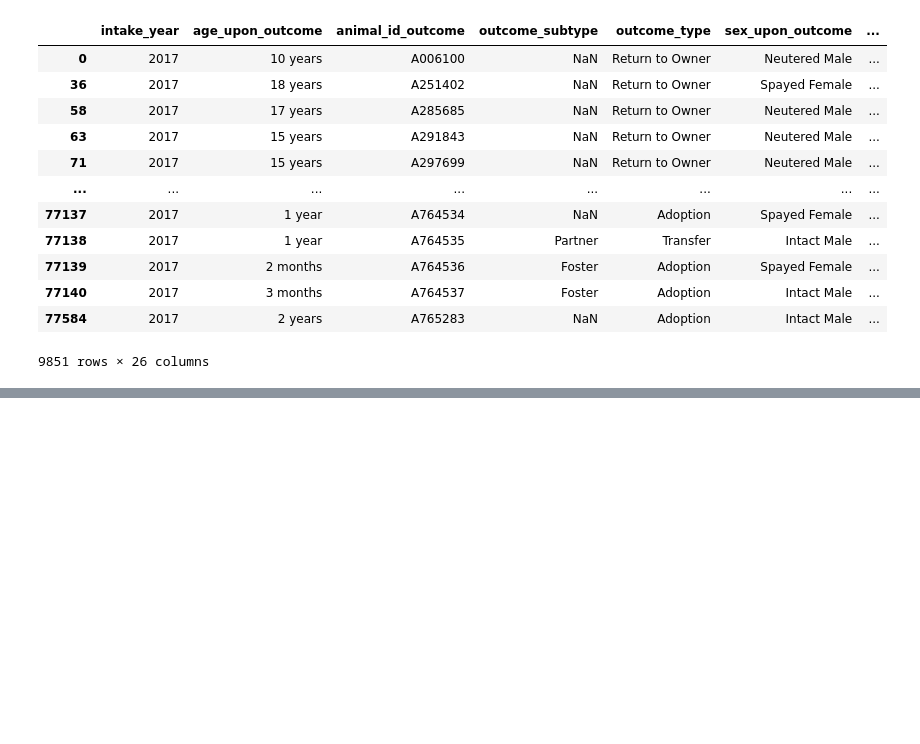
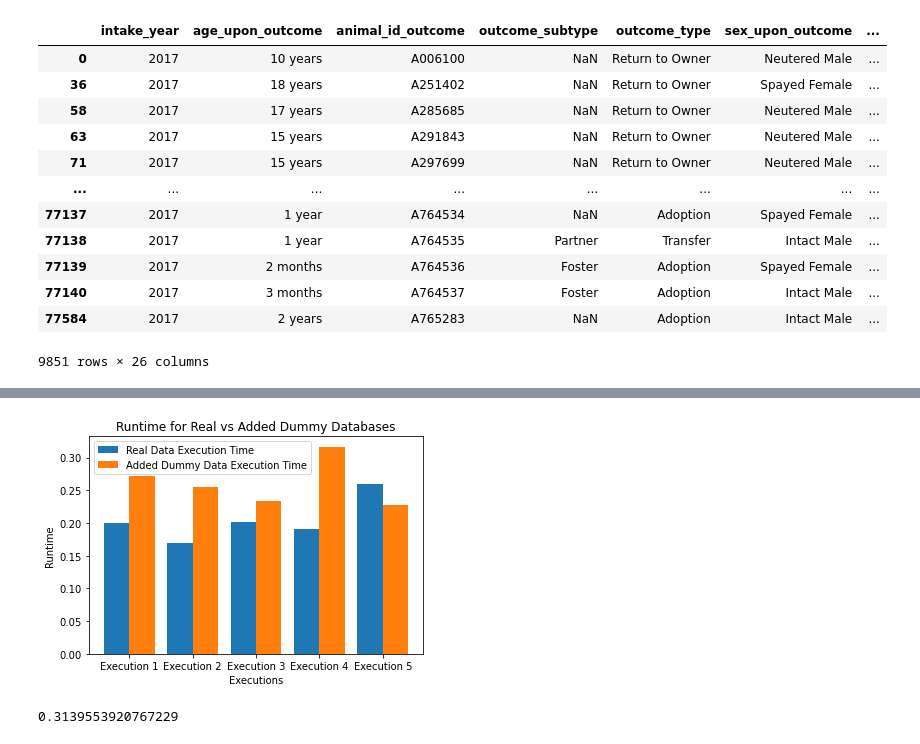
Before and after one commit to asacheti/AnimalShelterSideChannelsAttack, a Jupyter notebook: implementation-Copy1.ipynb, the cells around one changed output, grey strips where cells are left out. Cells and saved outputs as stored; diff of their text form; code cells hidden in the pictures; blank space fills up the shorter version.

```diff
--- a/implementation-Copy1.ipynb
+++ b/implementation-Copy1.ipynb
@@ -204,0 +267,45 @@ data
+# %%
+query2_real_times = []
+query2_dummy_times = []
+
+
+for i in range(5):
+    t0 = time.time()
+    sqldf(query2_real)
+    t1 = time.time()
+
+    q2r_time = t1 - t0
+
+    t0 = time.time()
+    sqldf(query2_dummied)
+    t1 = time.time()
+
+    q2d_time = t1 - t0
+
+    query2_real_times.append(q2r_time)
+    query2_dummy_times.append(q2d_time)
+
+
+X_axis = np.arange(len(x))
+
+plt.bar(X_axis - 0.2, query2_real_times, 0.4, label = 'Real Data Execution Time')
+plt.bar(X_axis + 0.2, query2_dummy_times, 0.4, label = 'Added Dummy Data Execution Time')
+
+plt.xticks(X_axis, x)
+plt.xlabel("Executions")
+plt.ylabel("Runtime")
+plt.title("Runtime for Real vs Added Dummy Databases")
+plt.legend()
+plt.show()
+# %% [output]
+[figure, added]
+# %%
+#Average Runtime Percent Difference
+total_pct = 0
+for i in range(5):
+    pct = (query2_dummy_times[i] - query2_real_times[i]) / query2_real_times[i]
+    total_pct += pct
+
+total_pct/5
+# %% [output]
+0.3139553920767229
```
Also changed, not shown: parts of 11 cells of this notebook.
